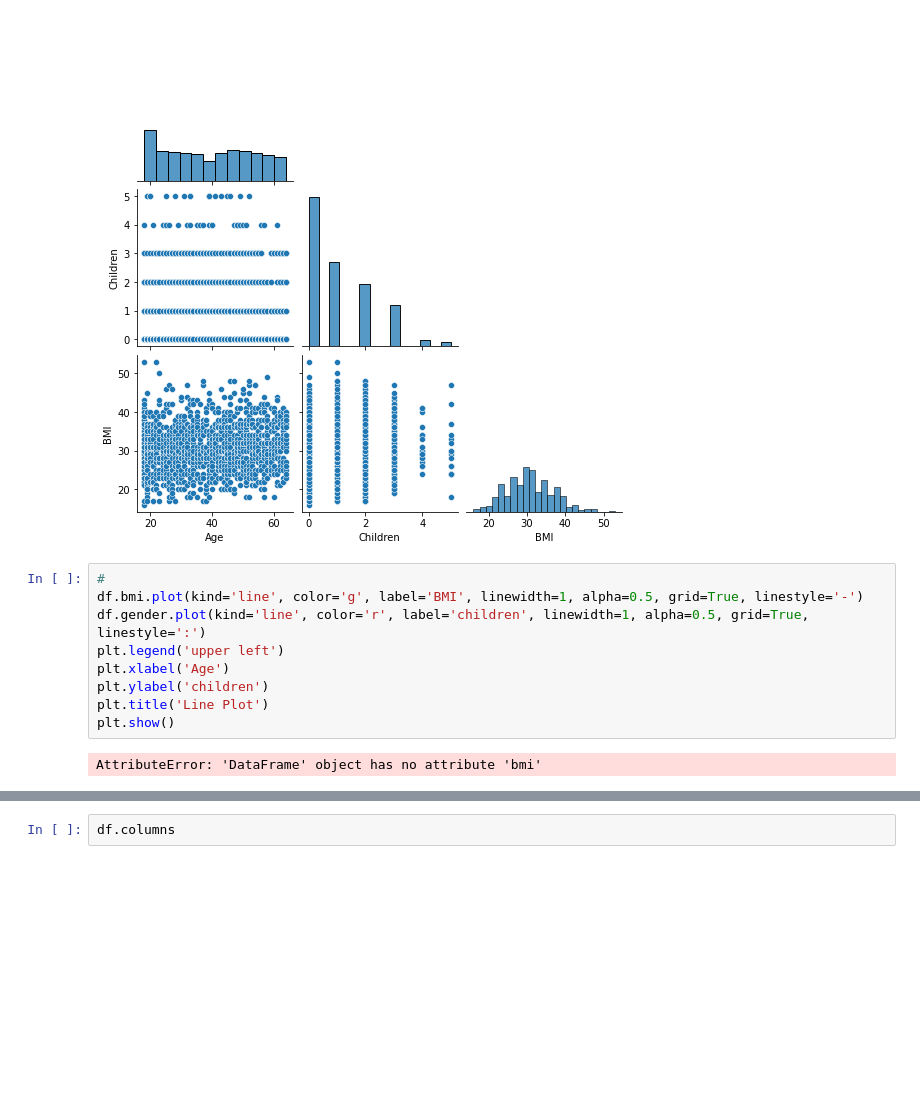
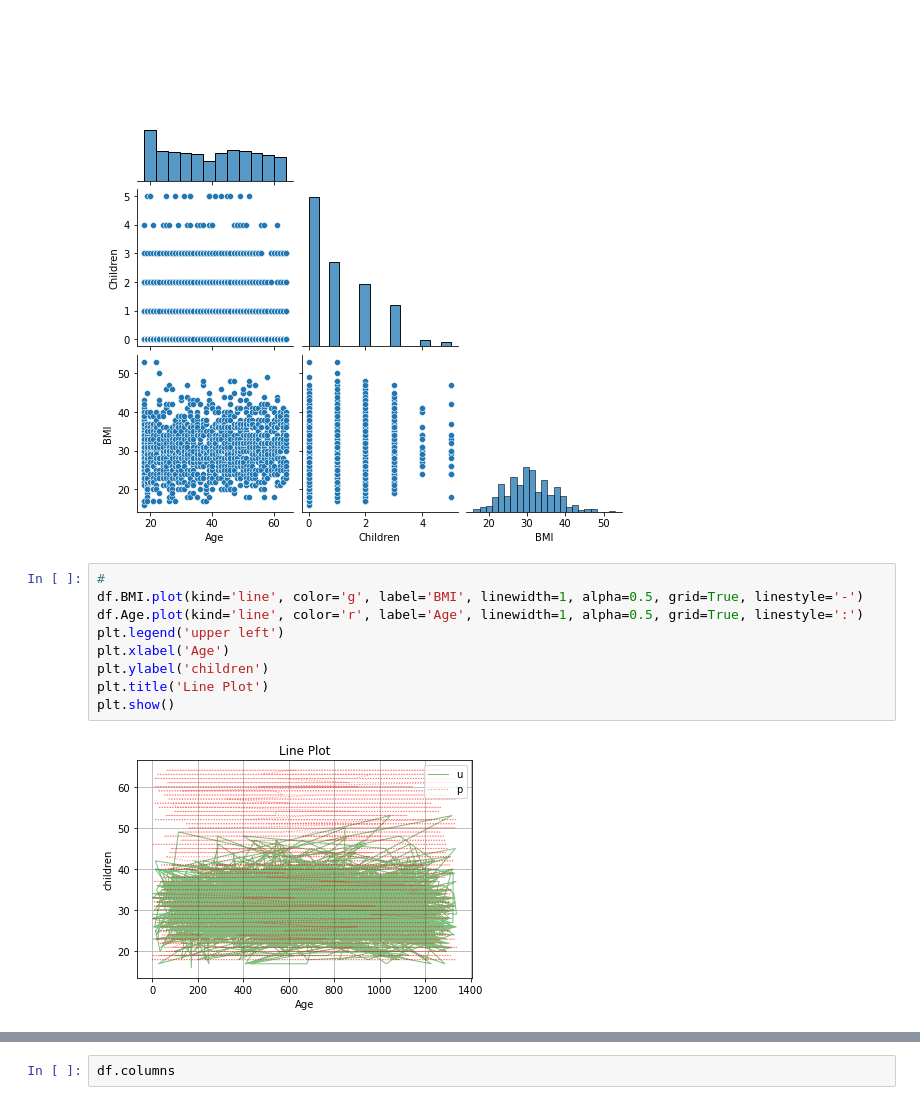
Before and after one commit to data301-2020-winter2/course-project-group_1015, a Jupyter notebook: analysis/Johnny/EDA.ipynb, the cells around one changed output, grey strips where cells are left out. Saved outputs shown, nothing was run; the diff lists cells and outputs as text; blank space fills up the shorter version.

```diff
--- a/analysis/Johnny/EDA.ipynb
+++ b/analysis/Johnny/EDA.ipynb
@@ -123,14 +127,14 @@ sns.pairplot(data=df.iloc[:,:],corner=True)
 [figure]
 # %%
 #
-df.bmi.plot(kind='line', color='g', label='BMI', linewidth=1, alpha=0.5, grid=True, linestyle='-')
-df.gender.plot(kind='line', color='r', label='children', linewidth=1, alpha=0.5, grid=True, linestyle=':')
+df.BMI.plot(kind='line', color='g', label='BMI', linewidth=1, alpha=0.5, grid=True, linestyle='-')
+df.Age.plot(kind='line', color='r', label='Age', linewidth=1, alpha=0.5, grid=True, linestyle=':')
 plt.legend('upper left')
 plt.xlabel('Age')
 plt.ylabel('children')
 plt.title('Line Plot')
 plt.show()
 # %% [output]
-AttributeError: 'DataFrame' object has no attribute 'bmi'
+[figure, added]
 # %%
 df.head(10)
```
Also changed, not shown: parts of 15 cells of this notebook, 3 other files.
